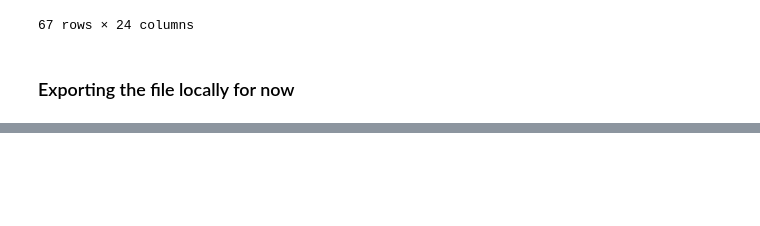
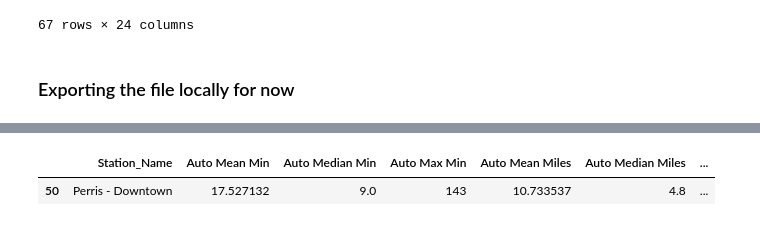
Before and after one commit to cal-itp/big-data-geoanalytics, a Jupyter notebook: replica/locations_selections/replica_study_summaries.ipynb, the cells around one changed output, grey strips where cells are left out. Saved outputs shown, nothing was run; the diff lists cells and outputs as text; code cells hidden in the pictures; blank space fills up the shorter version.

```diff
--- a/replica/locations_selections/replica_study_summaries.ipynb
+++ b/replica/locations_selections/replica_study_summaries.ipynb
@@ -104,0 +188,26 @@ summary
+# %%
+summary_subset2 = summary[['station_name_full', 'auto_mean_minutes', 'auto_median_minutes', 'auto_max_minutes', 'auto_mean_miles',
+                           'auto_median_miles', 'auto_max_miles', 'transit_mean_minutes', 'transit_median_minutes', 'transit_max_minutes',
+                           'transit_mean_miles', 'transit_median_miles', 'transit_max_miles']]
+# %%
+summary_subset2.columns = summary_subset2.columns.str.title()
+# %%
+summary_subset2 = summary_subset2.rename(columns={"Station_Name_Full":"Station_Name",
+                                                  "Auto_Mean_Miles":"Auto Mean Miles",
+                                                  "Auto_Median_Miles":"Auto Median Miles",
+                                                  "Auto_Max_Miles":"Auto Max Miles",
+                                                  "Transit_Mean_Miles":"Transit Mean Miles",
+                                                  "Transit_Median_Miles":"Transit Median Miles",
+                                                  "Transit_Max_Miles":"Transit Max Miles",
+                                                  "Auto_Mean_Minutes":"Auto Mean Min",
+                                                  "Auto_Median_Minutes":"Auto Median Min",
+                                                  "Auto_Max_Minutes":"Auto Max Min",
+                                                  "Transit_Mean_Minutes":"Transit Mean Min",
+                                                  "Transit_Median_Minutes":"Transit Median Min",
+                                                  "Transit_Max_Minutes":"Transit Max Min",
+                                                  "trip_type":"TripType"})
+# %%
+summary_subset2.sample()
+# %% [output]
+|  | Station_Name | Auto Mean Min | Auto Median Min | Auto Max Min | Auto Mean Miles | Auto Median Miles | ... |
+| 50 | Perris - Downtown | 17.527132 | 9.0 | 143 | 10.733537 | 4.8 | ... |
```
Also changed, not shown: parts of 21 cells of this notebook.
